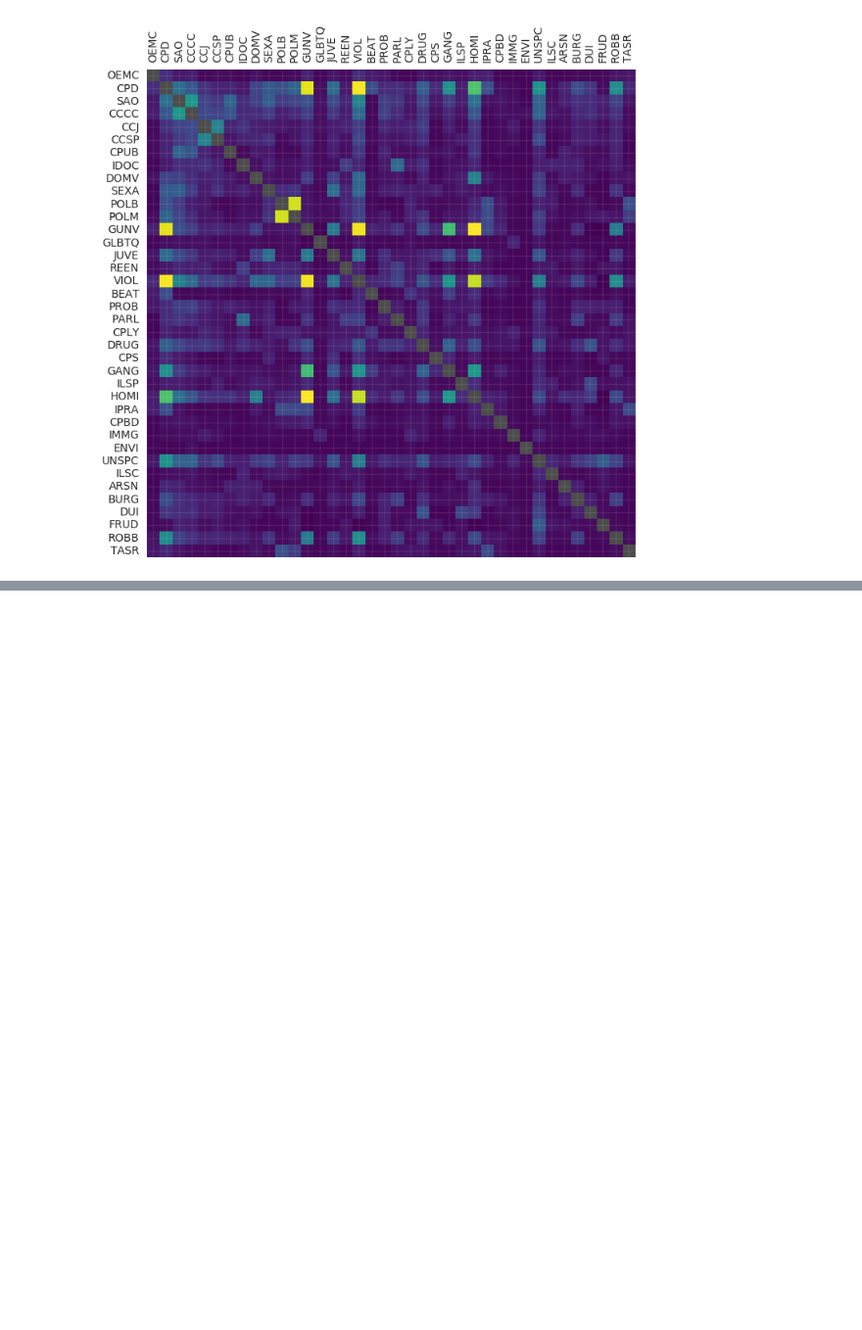
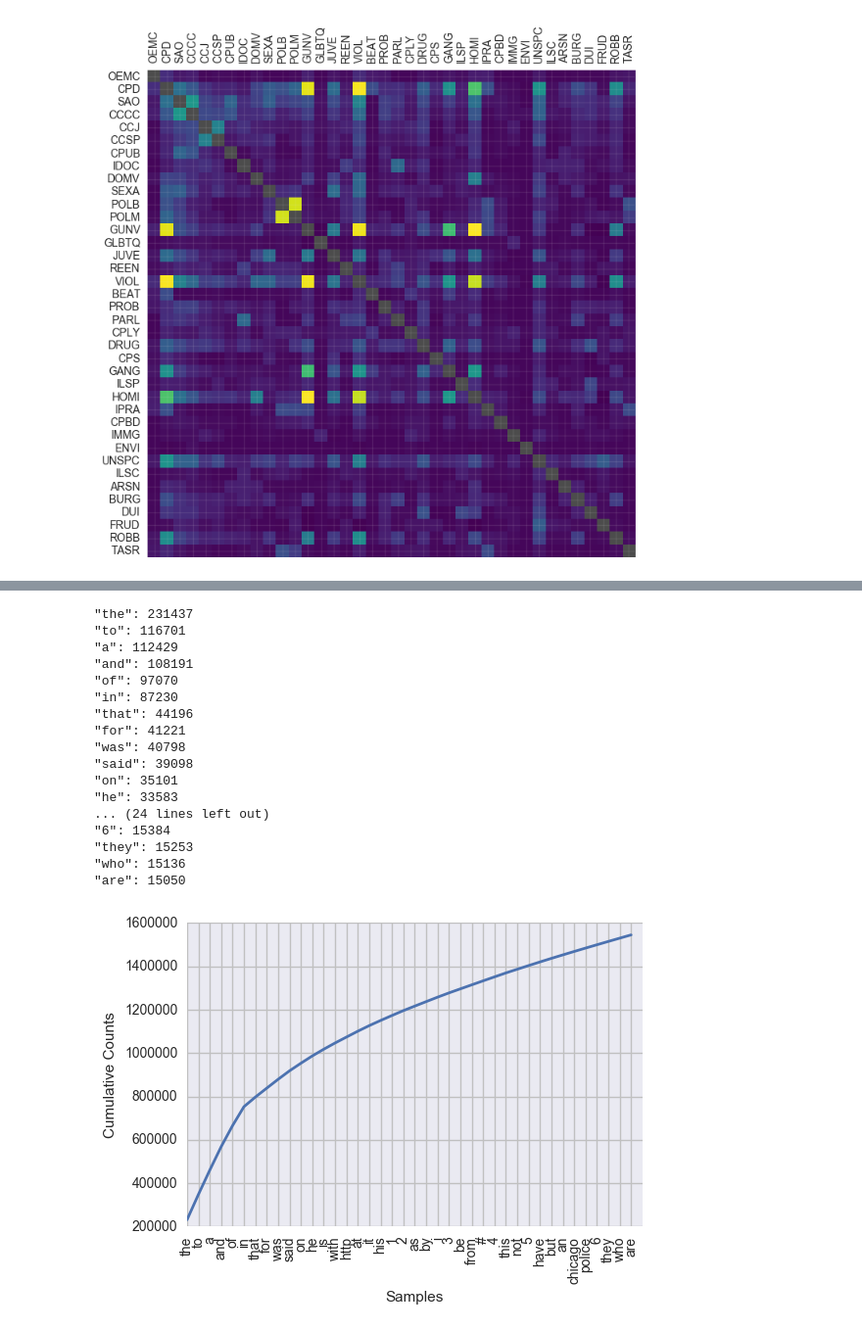
Before and after one commit to chicago-justice-project/article-tagging, a Jupyter notebook: src/explorations.ipynb, the cells around one changed output, grey strips where cells are left out. Shown at 98% size. Cells and saved outputs as stored; diff of their text form; code cells hidden in the pictures; blank space fills up the shorter version.

```diff
--- a/src/explorations.ipynb
+++ b/src/explorations.ipynb
@@ -48,0 +103,36 @@ plt.yticks(range(len(corrs.columns)), corrs.columns);
+# %%
+def all_words():
+    counter = 0
+    for txt in df['bodytext']:
+        tokens = nltk.tokenize.word_tokenize(txt)
+        for t in tokens:
+            if t[0] not in '[](){},.\'"`*:;/\\-+=_':
+                yield t.lower()
+                counter += 1
+            if counter > 5e6: # at some point will need to run fully, but truncate for now
+                return
+# %%
+word_freqs = nltk.FreqDist(all_words())
+# %%
+for pair in word_freqs.most_common(40):
+    print('"{}": {}'.format(pair[0], pair[1]))
+word_freqs.plot(40, cumulative=True)
+# %% [output]
+"the": 231437
+"to": 116701
+"a": 112429
+"and": 108191
+"of": 97070
+"in": 87230
+"that": 44196
+"for": 41221
+"was": 40798
+"said": 39098
+"on": 35101
+"he": 33583
+... (24 lines left out)
+"6": 15384
+"they": 15253
+"who": 15136
+"are": 15050
+[figure, added]
```
Also changed, not shown: parts of 11 cells of this notebook, 2 other files.
